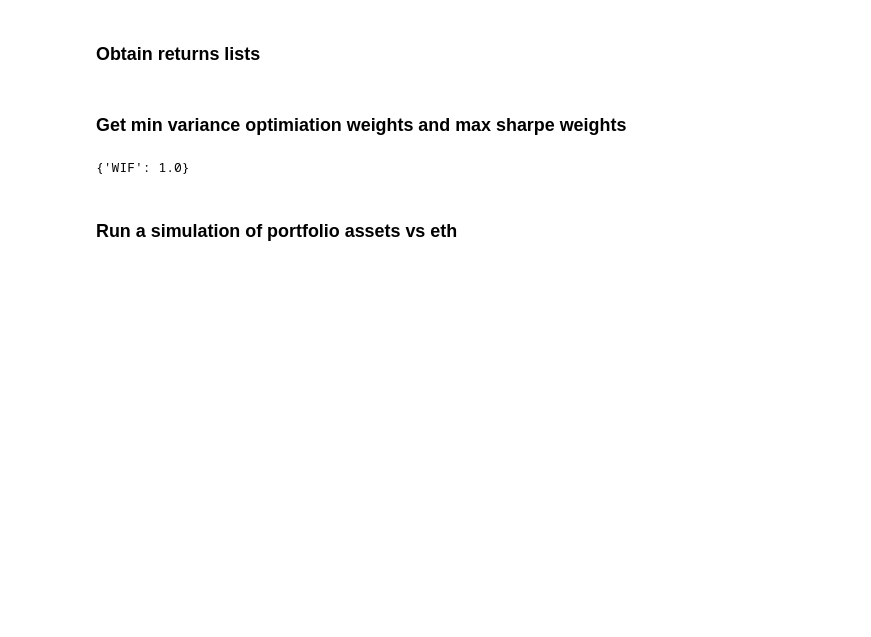
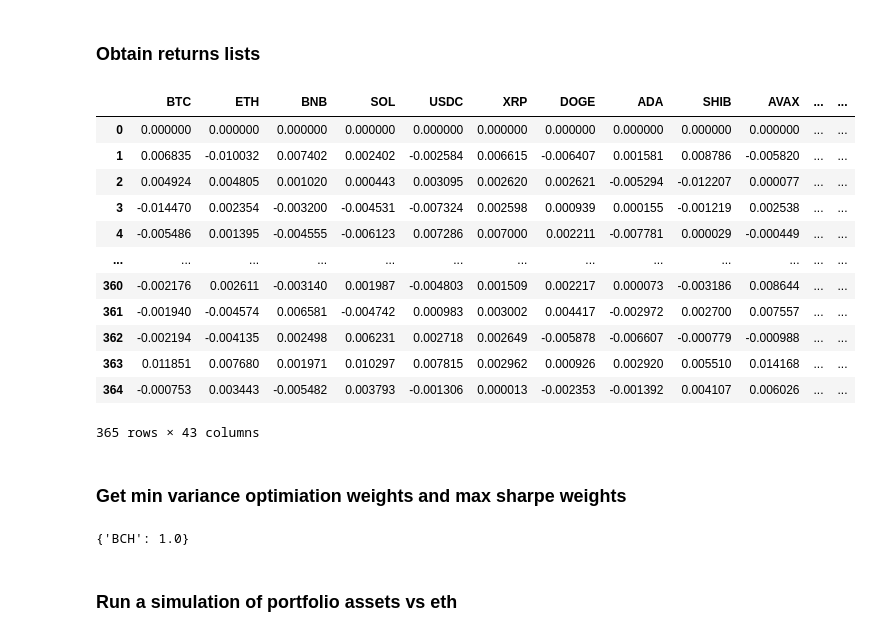
Before and after one commit to cmmaya/beta_experiment, a Jupyter notebook: portfolio_simulation_notebook.ipynb, the cells around one changed output. Cells and saved outputs as stored; diff of their text form; code cells hidden in the pictures; blank space fills up the shorter version.

```diff
--- a/portfolio_simulation_notebook.ipynb
+++ b/portfolio_simulation_notebook.ipynb
@@ -23,11 +38,27 @@ prices_gbm = simulate_gbm(df, T, dt)
 # %%
 # Obtain returns lists
 returns = prices_gbm.pct_change()
 eth = prices_gbm['ETH']
 eth_returns = eth.pct_change()
 
 returns = returns.replace([np.nan, np.inf, -np.inf], 0)
 eth_returns = eth_returns.replace([np.nan, np.inf, -np.inf], 0)
+
+returns
+# %% [output]
+|  | BTC | ETH | BNB | SOL | USDC | XRP | DOGE | ADA | SHIB | AVAX | ... | ... |
+| 0 | 0.000000 | 0.000000 | 0.000000 | 0.000000 | 0.000000 | 0.000000 | 0.000000 | 0.000000 | 0.000000 | 0.000000 | ... | ... |
+| 1 | 0.006835 | -0.010032 | 0.007402 | 0.002402 | -0.002584 | 0.006615 | -0.006407 | 0.001581 | 0.008786 | -0.005820 | ... | ... |
+| 2 | 0.004924 | 0.004805 | 0.001020 | 0.000443 | 0.003095 | 0.002620 | 0.002621 | -0.005294 | -0.012207 | 0.000077 | ... | ... |
+| 3 | -0.014470 | 0.002354 | -0.003200 | -0.004531 | -0.007324 | 0.002598 | 0.000939 | 0.000155 | -0.001219 | 0.002538 | ... | ... |
+| 4 | -0.005486 | 0.001395 | -0.004555 | -0.006123 | 0.007286 | 0.007000 | 0.002211 | -0.007781 | 0.000029 | -0.000449 | ... | ... |
+| ... | ... | ... | ... | ... | ... | ... | ... | ... | ... | ... | ... | ... |
+| 360 | -0.002176 | 0.002611 | -0.003140 | 0.001987 | -0.004803 | 0.001509 | 0.002217 | 0.000073 | -0.003186 | 0.008644 | ... | ... |
+| 361 | -0.001940 | -0.004574 | 0.006581 | -0.004742 | 0.000983 | 0.003002 | 0.004417 | -0.002972 | 0.002700 | 0.007557 | ... | ... |
+| 362 | -0.002194 | -0.004135 | 0.002498 | 0.006231 | 0.002718 | 0.002649 | -0.005878 | -0.006607 | -0.000779 | -0.000988 | ... | ... |
+| 363 | 0.011851 | 0.007680 | 0.001971 | 0.010297 | 0.007815 | 0.002962 | 0.000926 | 0.002920 | 0.005510 | 0.014168 | ... | ... |
+| 364 | -0.000753 | 0.003443 | -0.005482 | 0.003793 | -0.001306 | 0.000013 | -0.002353 | -0.001392 | 0.004107 | 0.006026 | ... | ... |
+365 rows × 43 columns
 # %% [markdown]
 ### Get min variance optimiation weights and max sharpe weights
 # %%
@@ -38,13 +69,16 @@ max_sharpe_weights = weights['Max Weight']
 
 # Extract non zero weight assets
 filtered_max_sharpe= weights[weights['Max Weight'] != 0]
+filtered_min_var= weights[weights['Min Weight'] != 0]
+
 # Create a sub-dictionary with non-zero values
-filtered_dict = dict(zip(filtered_max_sharpe['Names'], filtered_max_sharpe['Max Weight']))
+filtered_dict = dict(zip(filtered_min_var['Names'], filtered_min_var['Min Weight']))
+# filtered_dict = dict(zip(filtered_max_sharpe['Names'], filtered_max_sharpe['Max Weight']))
 
 
 print(filtered_dict)
 # %% [output]
-{'WIF': 1.0}
+{'BCH': 1.0}
 # %% [markdown]
 ### Run a simulation of portfolio assets vs eth
 # %%
```
Also changed, not shown: parts of 2 cells of this notebook, 8 other files.
